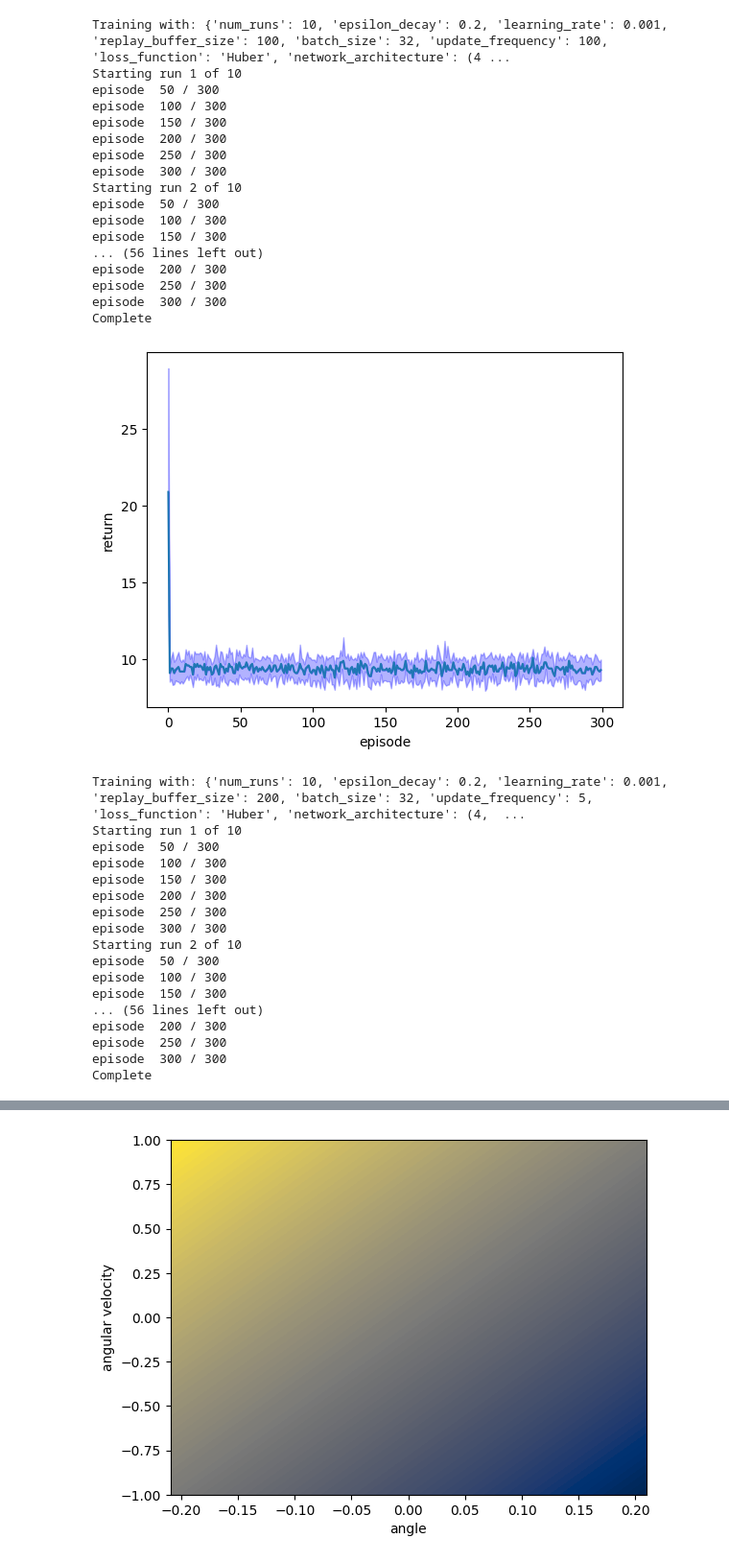
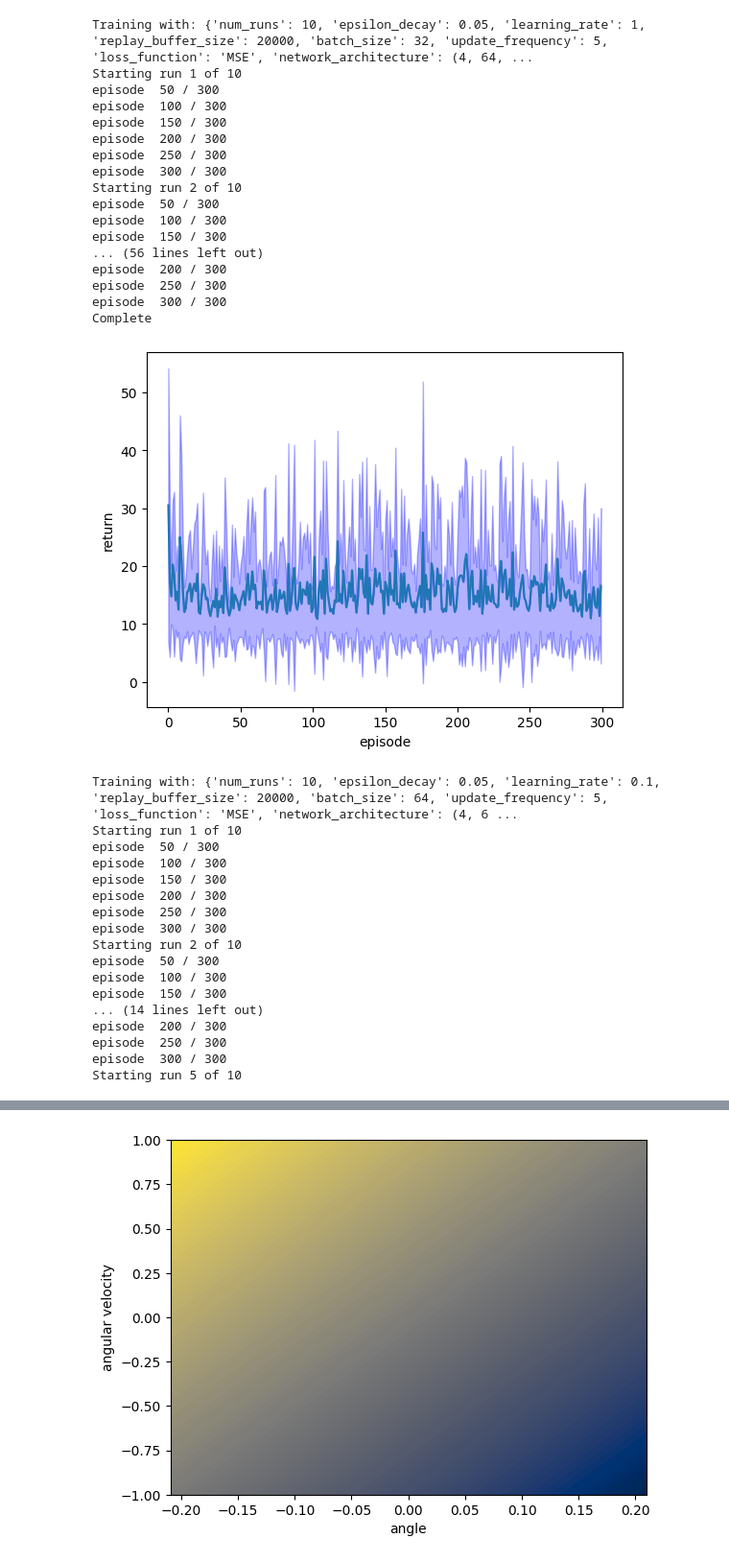
Before and after one commit to sp1d5r/Reinforcement-Learning-CW2, a Jupyter notebook: coursework2.ipynb, the cells around one changed output, grey strips where cells are left out. Shown: that part at 96% size. Cells and saved outputs as stored; diff of their text form; code cells hidden in the pictures.

```diff
--- a/coursework2.ipynb
+++ b/coursework2.ipynb
@@ -188,10 +188,10 @@ hyper_parameter_space = {
     "num_runs": [10],
     "epsilon_decay": [0.01, 0.05, 0.1, 0.2],
     "learning_rate": [0.1, 0.01, 0.001, 0.0001],
-    "replay_buffer_size": [50, 100, 150, 200, 300],
+    "replay_buffer_size": [10000, 20000],
     "batch_size": [32, 64, 128, 256],
     "update_frequency": [5, 10, 50, 100],
-    "loss_function": ["MSE", "Huber"],
+    "loss_function": ["MSE"],
     "network_architecture": [[4, 64, 64, 2], [4, 128, 128, 2], [4, 256, 256, 2], [4, 128, 256, 128, 2]]
 }
 
@@ -227,5 +222,16 @@ KeyboardInterrupt:
 # %%
 import random
+
+hyper_parameter_space = {
+    "num_runs": [10],
+    "epsilon_decay": [0.05],
+    "learning_rate": [0.1, 0.5, 1],
+    "replay_buffer_size": [10000, 20000],
+    "batch_size": [32, 64],
+    "update_frequency": [5, 10],
+    "loss_function": ["MSE"],
+    "network_architecture": [[4, 64, 64, 2]]
+}
 
 def generate_random_configuration(hyper_parameter_space):
     configuration = {
@@ -241,6 +247,17 @@ def generate_random_configuration(hyper_parameter_space):
     return configuration
 
 used_configurations = set()
+
+# runs_results = run_individual({'num_runs': 10,
+#                                       'epsilon_decay': 0.01,
+#                                       'learning_rate': 0.1,
+#                                         'batch_size': 32,
+#                                       'replay_buffer_size': 1000,
+#                                       'loss_function': "MSE",
+#                                                     'update_frequency': 10,
+#                                       'network_architecture': [4, 64, 64, 2]})
+# plot_chart(runs_results, f"{10}_{0.01}_{0.1}_{32}_{1000}_MSE_{str([4,64,64,2])}.png")
+
 
 while True:
     configuration = generate_random_configuration(hyper_parameter_space)
@@ -248,36 +265,36 @@ while True:
 
     if config_key in used_configurations:
         continue
 
     used_configurations.add(config_key)
 
     print("Training with:", configuration)
 
     # Add your training and evaluation code here
     runs_results = run_individual(configuration)
     plot_chart(runs_results, "_".join(map(str, config_key)) + ".png")
 
     # Insert a break condition as needed
 # %% [output]
-Training with: {'num_runs': 10, 'epsilon_decay': 0.2, 'learning_rate': 0.001, 'replay_buffer_size': 100, 'batch_size': 32, 'update_frequency': 100, 'loss_function': 'Huber', 'network_architecture': (4 ...
+Training with: {'num_runs': 10, 'epsilon_decay': 0.05, 'learning_rate': 1, 'replay_buffer_size': 20000, 'batch_size': 32, 'update_frequency': 5, 'loss_function': 'MSE', 'network_architecture': (4, 64, ...
 Starting run 1 of 10
 episode  50 / 300
 episode  100 / 300
 episode  150 / 300
 episode  200 / 300
 episode  250 / 300
 episode  300 / 300
 Starting run 2 of 10
 episode  50 / 300
 episode  100 / 300
 episode  150 / 300
 ... (56 lines left out)
 episode  200 / 300
 episode  250 / 300
 episode  300 / 300
 Complete
-[figure, old version]
+[figure, new version]
-Training with: {'num_runs': 10, 'epsilon_decay': 0.2, 'learning_rate': 0.001, 'replay_buffer_size': 200, 'batch_size': 32, 'update_frequency': 5, 'loss_function': 'Huber', 'network_architecture': (4,  ...
+Training with: {'num_runs': 10, 'epsilon_decay': 0.05, 'learning_rate': 0.1, 'replay_buffer_size': 20000, 'batch_size': 64, 'update_frequency': 5, 'loss_function': 'MSE', 'network_architecture': (4, 6 ...
 Starting run 1 of 10
 episode  50 / 300
 episode  100 / 300
@@ -289,8 +306,8 @@ Starting run 2 of 10
 episode  50 / 300
 episode  100 / 300
 episode  150 / 300
-... (56 lines left out)
+... (14 lines left out)
 episode  200 / 300
 episode  250 / 300
 episode  300 / 300
-Complete
+Starting run 5 of 10
```
Also changed, not shown: parts of 2 cells of this notebook.
